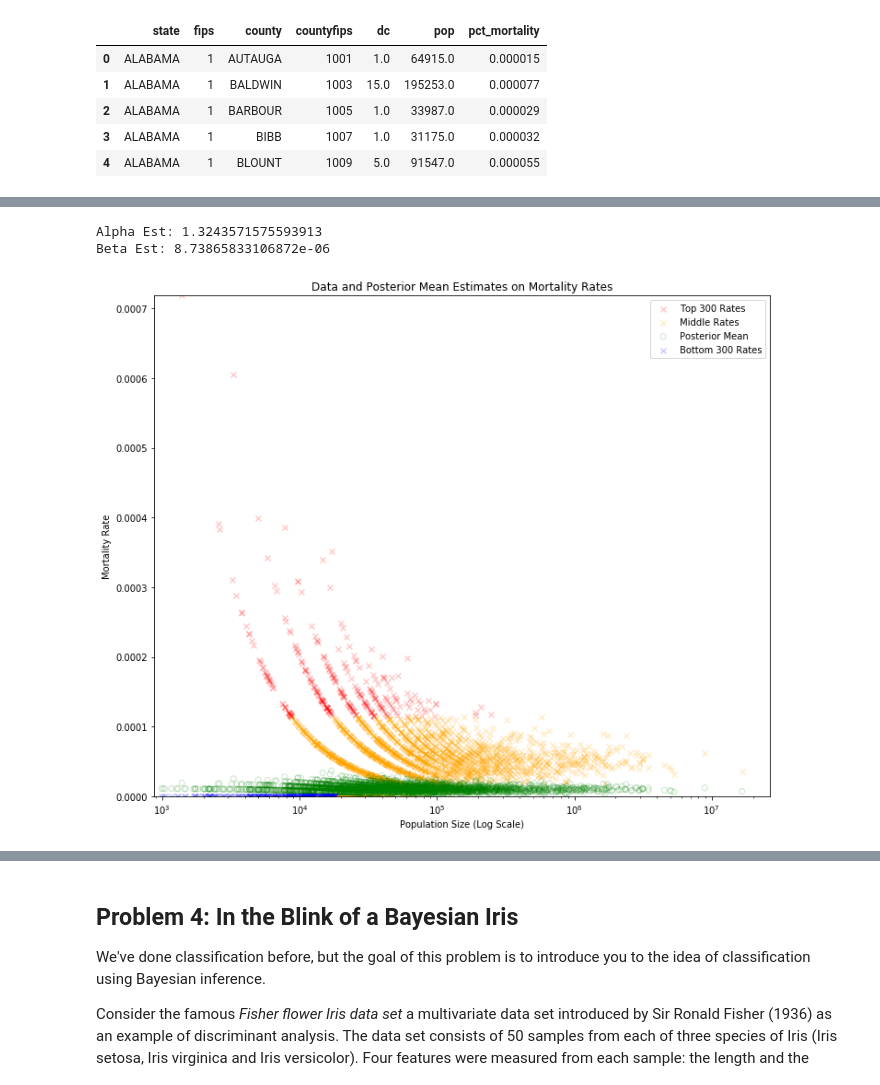
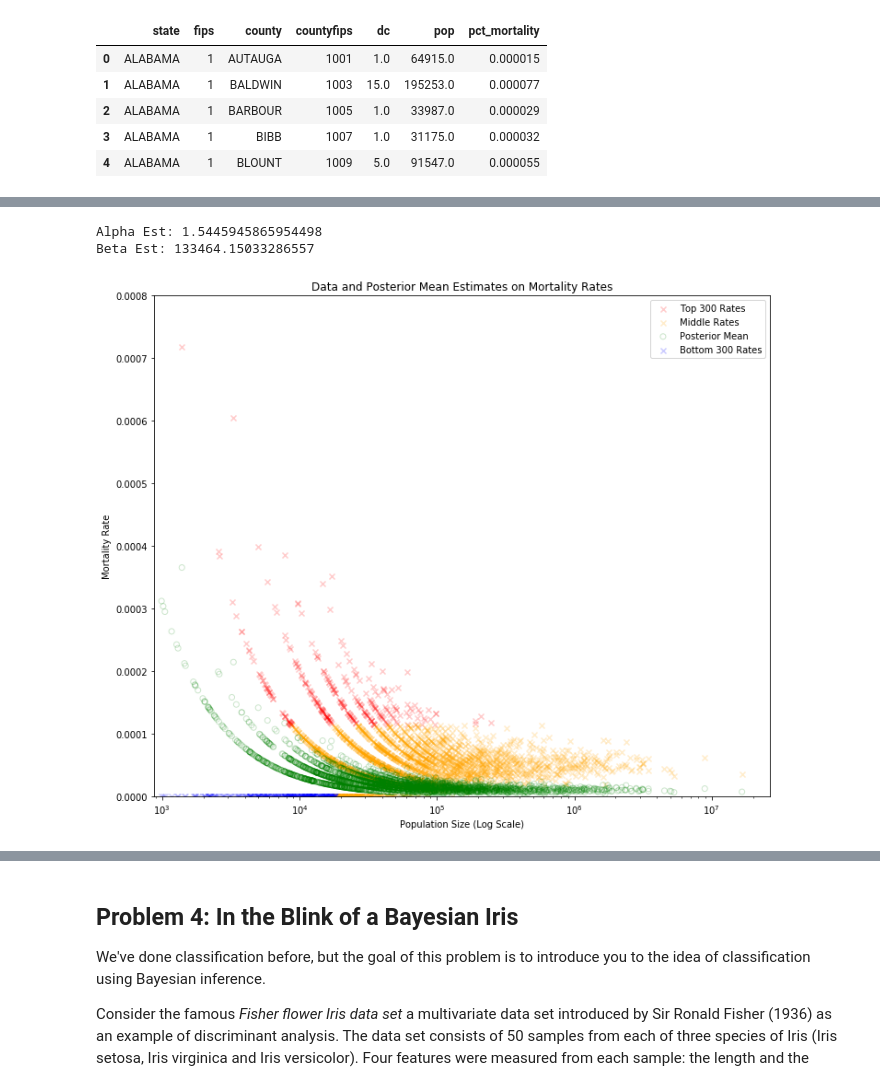
Before and after one commit to rshally/AM207, a Jupyter notebook: Spencer/Pset 8/Hallyburton_HW08.ipynb, the cells around one changed output, grey strips where cells are left out. Cells and saved outputs as stored; diff of their text form; code cells hidden in the pictures.

```diff
--- a/Spencer/Pset 8/Hallyburton_HW08.ipynb
+++ b/Spencer/Pset 8/Hallyburton_HW08.ipynb
@@ -422,13 +451,16 @@ Data Shape: (3113, 7)
 # %%
-mu_r = kid_data['pct_mortality'].mean()
-v_r = kid_data['pct_mortality'].var()
-alpha_est = mu_r**2/v_r
-beta_est = v_r/(5*mu_r)
+m = kid_data['pct_mortality'].mean()
+v = kid_data['pct_mortality'].var()
+nbar = kid_data['pop'].mean()
+
+alpha_est = m / (v/m - 1/nbar)
+beta_est = 5 / (v/m - 1/nbar)
+
 print('Alpha Est:', alpha_est)
 print('Beta Est:', beta_est)
 # %% [output]
-Alpha Est: 1.3243571575593913
-Beta Est: 8.73865833106872e-06
+Alpha Est: 1.5445945865954498
+Beta Est: 133464.15033286557
 # %%
 theta_post = np.empty(kid_data.shape[0])
 
@@ -440,28 +472,29 @@ for n in range(kid_data.shape[0]):
 # %%
 # Make scatter plots of results
 fig = plt.figure(figsize=(12,10))
 
 # Sort the arrays:
 rate_sort, pop_sort = zip(*sorted(zip(kid_data['pct_mortality'].values, kid_data['pop'].values)))
 
 # Plot the top 300 rates
 plt.scatter(pop_sort[-300:], rate_sort[-300:], c='r', marker='x', alpha=.2, label='Top 300 Rates')
 
 # Plot the remaining rates
 plt.scatter(pop_sort[300:-300], rate_sort[300:-300], c='orange', marker='x', alpha=.2, label='Middle Rates')
 
 # Plot the posterior mean estimates
 plt.scatter(kid_data['pop'], theta_post, facecolors='none', edgecolors='g', alpha=.2, label='Posterior Mean')
 
 # Plot the bottom 300 rates
 plt.scatter(pop_sort[:300], rate_sort[:300], c='b', marker='x', alpha=.2, label='Bottom 300 Rates')
 
-plt.ylim([0, max(max(theta_post), max(kid_data['pct_mortality']))])
+#plt.ylim([0, max(max(theta_post), max(kid_data['pct_mortality']))])
+plt.ylim([0,.0008])
 plt.xscale('log')
 plt.title('Data and Posterior Mean Estimates on Mortality Rates')
 plt.xlabel('Population Size (Log Scale)')
 plt.ylabel('Mortality Rate')
 plt.legend()
 plt.show()
 # %% [output]
-[figure, old version]
+[figure, new version]
```
Also changed, not shown: parts of 26 cells of this notebook, 29 other files.
